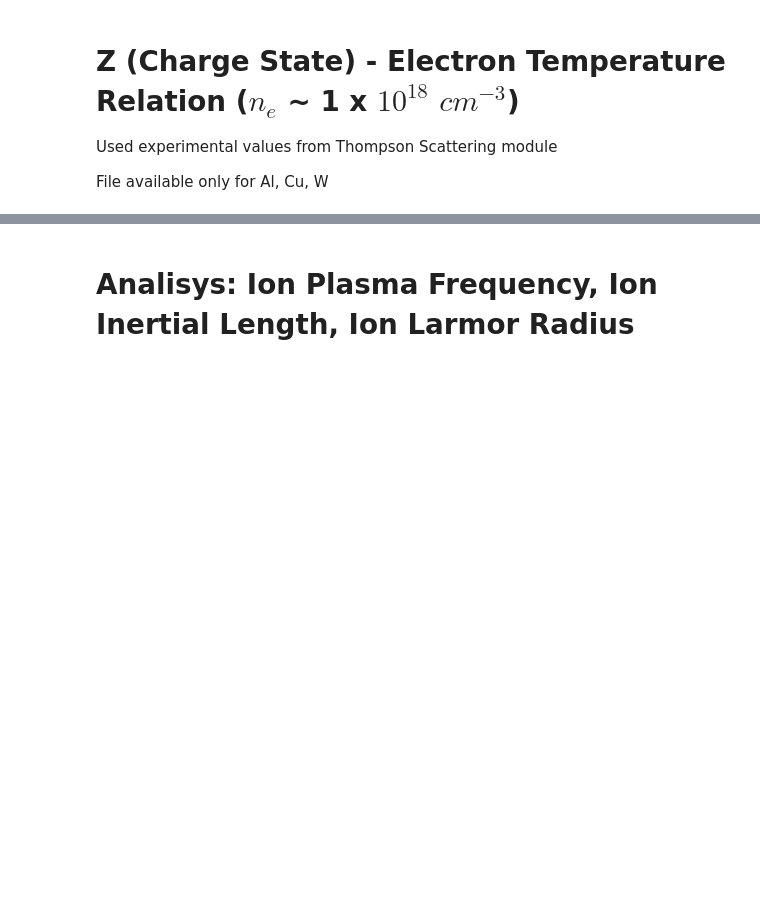
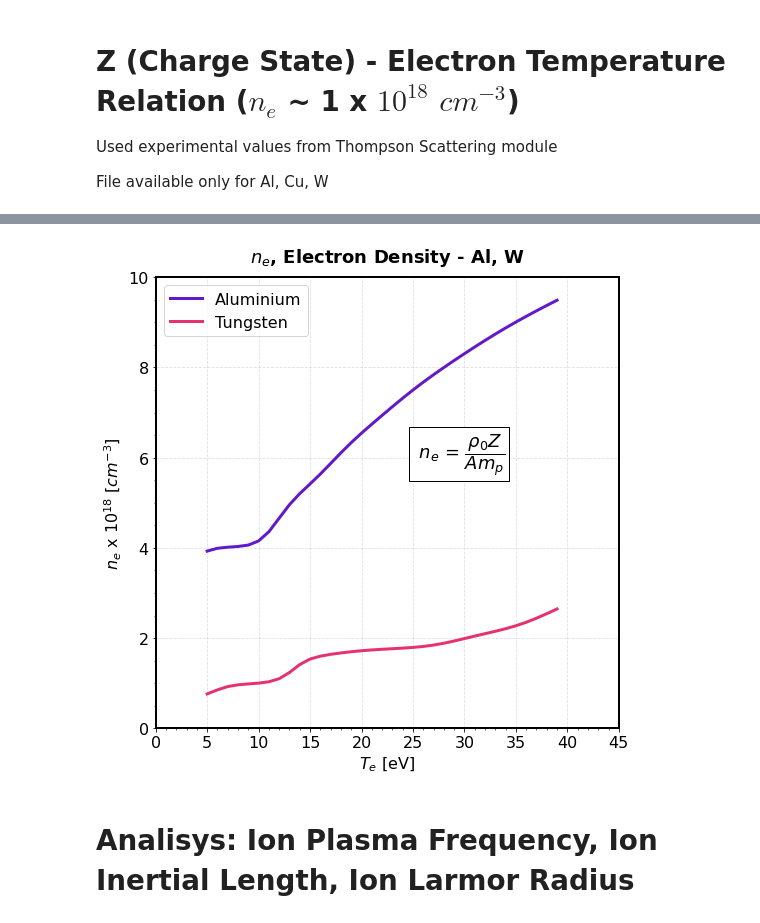
Before and after one commit to stemerlini/MagnetoRT, a Jupyter notebook: MagnetoRT_MassDensityConst.ipynb, the cells around one changed output, grey strips where cells are left out. Saved outputs shown, nothing was run; the diff lists cells and outputs as text; code cells hidden in the pictures; blank space fills up the shorter version.

```diff
--- a/MagnetoRT_MassDensityConst.ipynb
+++ b/MagnetoRT_MassDensityConst.ipynb
@@ -372,3 +375,48 @@ plt.savefig('ChargeStateExperimentalValuesSameMassDensity.png', dpi=330)
+# %%
+# DEFINE PLASMA
+# -------------------------------------------------------------------------------------
+Te      =    np.arange(5,40)       # electron temperature eV
+
+al_flow = {'A':27, 'density': 6.1e-5, 'Te': Te , 'Ti': Te, 'V':5e6,  'L':0.2, 'Atw': 1, 'Zsrc': 'exp', 'B': 5}
+w_flow  = {'A':183,'density': 6.1e-5, 'Te': Te , 'Ti': Te, 'V':5e6,  'L':0.2, 'Atw': 1, 'Zsrc': 'exp', 'B': 5}
+
+al  =   plasma(**al_flow)
+w   =   plasma(**w_flow)
+
+# PRETTY PLOT
+# --------------------------------------------------------------------------------------
+
+fig = plt.figure(figsize=(8.3,8.3))
+ax0 = fig.add_subplot()
+
+for axis in ['top','bottom','left','right']:
+    ax0.spines[axis].set_linewidth(2)
+
+ax0.plot(Te, al.ne*1e-18, lw = '3', color = '#611ACA',label='Aluminium')
+ax0.plot(Te, w.ne*1e-18,  lw = '3', color = '#E53271',label='Tungsten')
+
+ax0.set_title('$n_e$, Electron Density - Al, W', fontsize = 18,  weight = 'bold', pad = "15")
+
+ax0.set_ylim([0,10])
+ax0.set_xlim([0,45])
+ax0.set_xticks(np.arange(0,46,5))
+ax0.set_yticks(np.arange(0,10.1,2))
+
+
+ax0.text(25, 6,r' $n_e$ = $\dfrac{\rho_0 Z}{A m_p}$', fontsize = 18, color='black', bbox=dict(facecolor='white', edgecolor='black'))
+
+# Plot Properties
+ax0.tick_params(labelsize=16)
+ax0.grid(True, linestyle='--', alpha = 0.4)
+
+ax0.set_xlabel(r'$T_e$ [eV]', fontsize=16)
+ax0.set_ylabel(r'$n_e$ x $10^{18}$ [$cm^{-3}$]', fontsize=16)
+ax0.minorticks_on()
+ax0.legend(loc = 'best', fontsize = 16)
+
+# plt.savefig('ElectronDensitySameMassDensity.png', dpi=330)
+# %% [output]
+[figure, added]
 # %% [markdown]
 # Analisys: Ion Plasma Frequency, Ion Inertial Length, Ion Larmor Radius
 # %%
```
Also changed, not shown: parts of 6 cells of this notebook, 2 other files.
